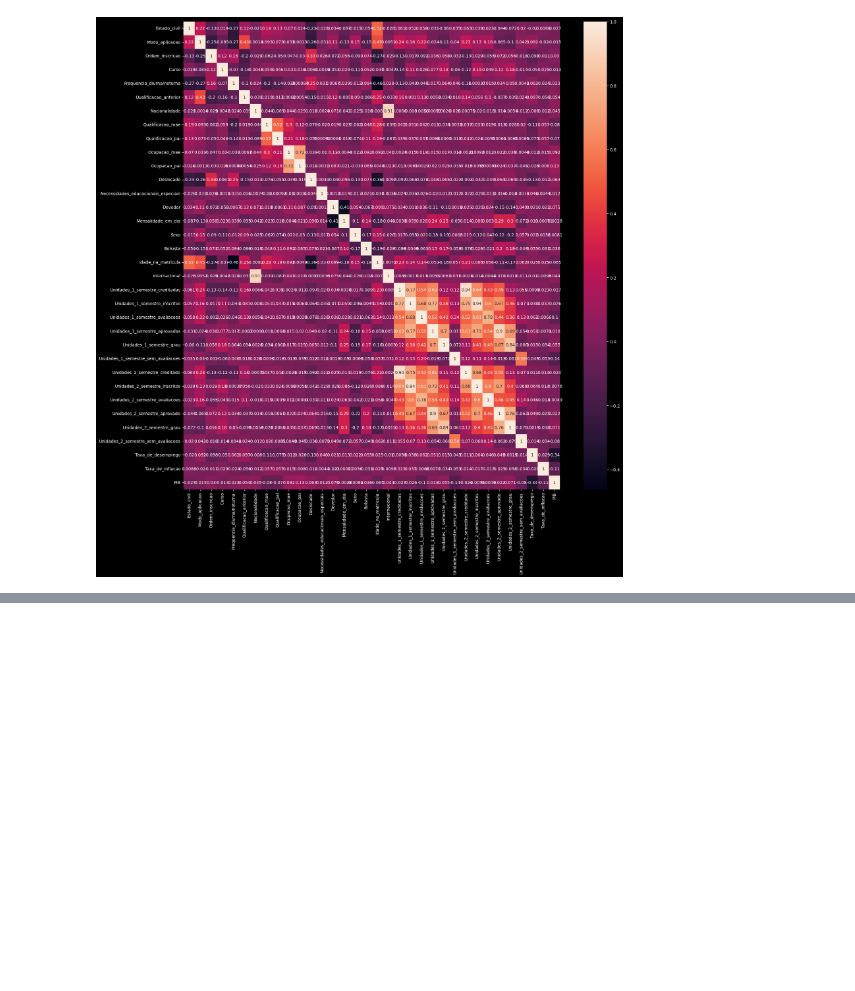
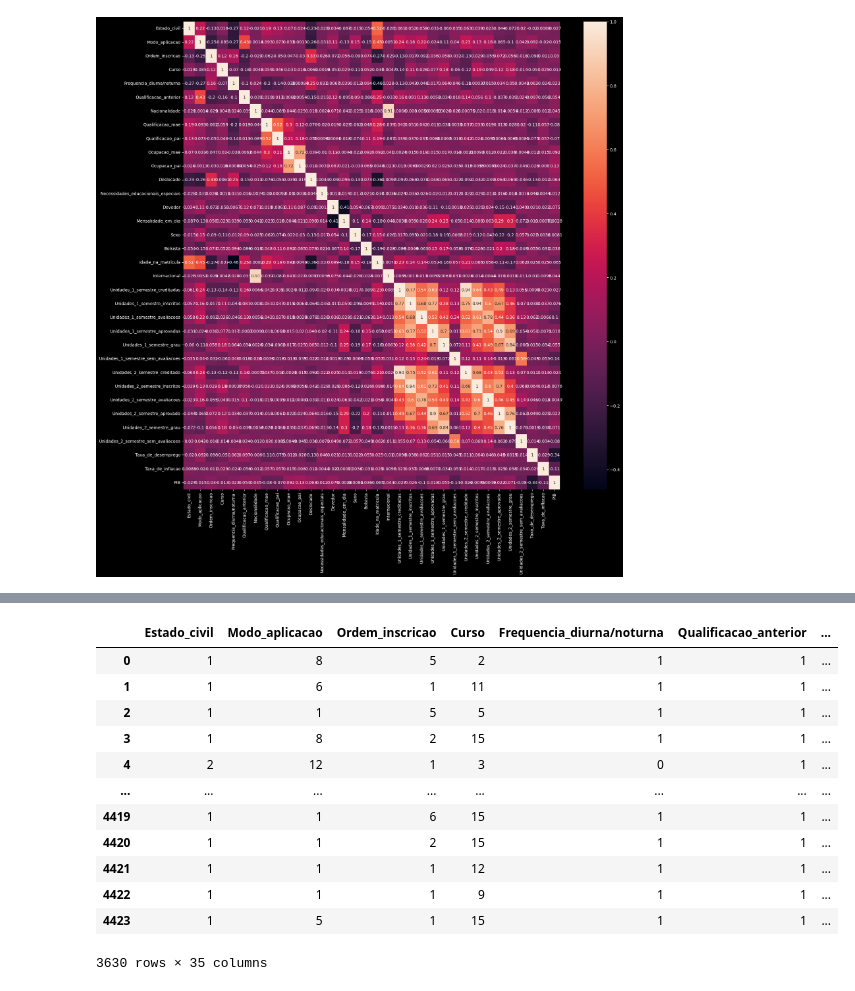
Before and after one commit to Joao-Inacio/Labs, a Jupyter notebook: Predict students/students.ipynb, the cells around one changed output, grey strips where cells are left out. Cells and saved outputs as stored; diff of their text form; code cells hidden in the pictures; blank space fills up the shorter version.

```diff
--- a/Predict students/students.ipynb
+++ b/Predict students/students.ipynb
@@ -184,0 +192,18 @@ sns.catplot(x='Alvo', y='Idade_na_matricula', data=ds, hue='Sexo');
+# %%
+# eliminado os matriculados
+ds.drop(ds[ds['Situacao'] == 'Enrolled'].index, inplace=True)
+ds
+# %% [output]
+|  | Estado_civil | Modo_aplicacao | Ordem_inscricao | Curso | Frequencia_diurna/noturna | Qualificacao_anterior | ... |
+| 0 | 1 | 8 | 5 | 2 | 1 | 1 | ... |
+| 1 | 1 | 6 | 1 | 11 | 1 | 1 | ... |
+| 2 | 1 | 1 | 5 | 5 | 1 | 1 | ... |
+| 3 | 1 | 8 | 2 | 15 | 1 | 1 | ... |
+| 4 | 2 | 12 | 1 | 3 | 0 | 1 | ... |
+| ... | ... | ... | ... | ... | ... | ... | ... |
+| 4419 | 1 | 1 | 6 | 15 | 1 | 1 | ... |
+| 4420 | 1 | 1 | 2 | 15 | 1 | 1 | ... |
+| 4421 | 1 | 1 | 1 | 12 | 1 | 1 | ... |
+| 4422 | 1 | 1 | 1 | 9 | 1 | 1 | ... |
+| 4423 | 1 | 5 | 1 | 15 | 1 | 1 | ... |
+3630 rows × 35 columns
```
Also changed, not shown: parts of 6 cells of this notebook.
